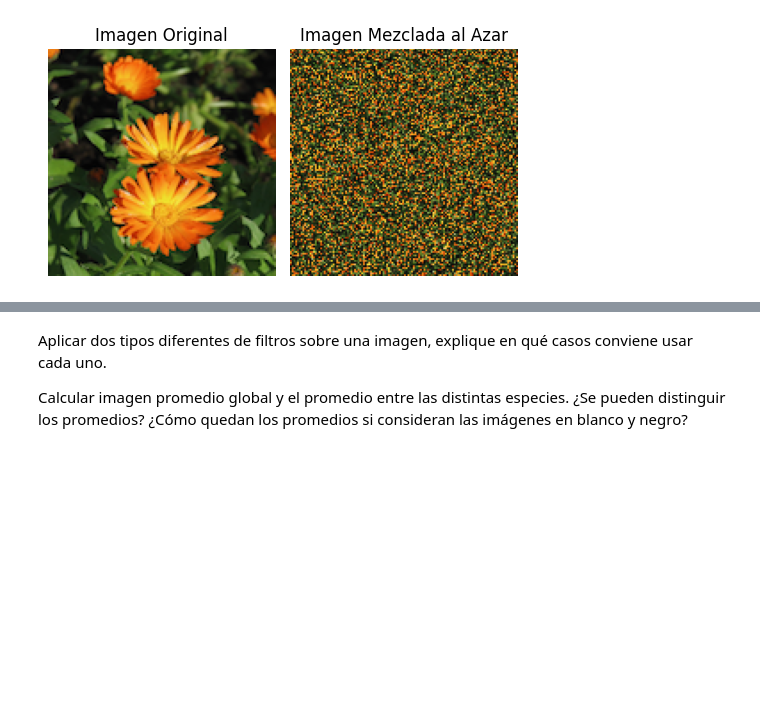
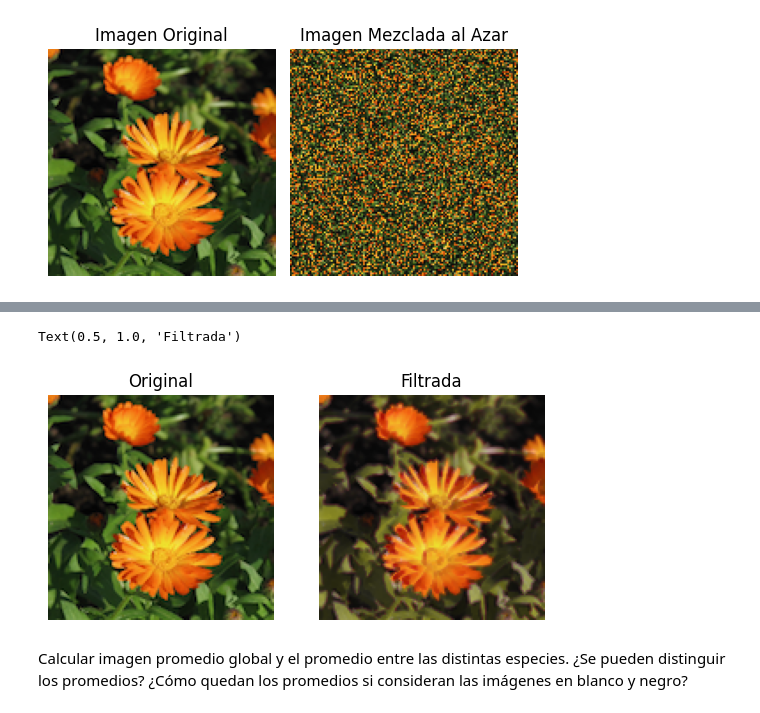
Before and after one commit to josesg998/dmecyt, a Jupyter notebook: preTP1/pre_TP_01_JSG.ipynb, the cells around one changed output, grey strips where cells are left out. Drawn from its saved outputs; the diff is of its cells as text; code cells hidden in the pictures; blank space fills up the shorter version.

```diff
--- a/preTP1/pre_TP_01_JSG.ipynb
+++ b/preTP1/pre_TP_01_JSG.ipynb
@@ -162,4 +209,26 @@ plt.show()
+# %%
+from scipy.ndimage import uniform_filter
+# Establecer la semilla aleatoria
+random.seed(42)
+# Seleccionar una imagen al azar
+imagen_path = path_drive+"flower_images/" + random.choice(labels['file'])
+
+imagen = cv2.imread(imagen_path)
+
+imagen_filtrada = uniform_filter(imagen,size=2)
+
+imagen_filtrada = median_filter(imagen,size=2)
+
+plt.subplot(1,2,1)
+plt.imshow(cv2.cvtColor(imagen, cv2.COLOR_BGR2RGB), cmap='gray')
+plt.axis('off')
+plt.title('Original')
+plt.subplot(1,2,2)
+plt.imshow(cv2.cvtColor(imagen_filtrada, cv2.COLOR_BGR2RGB), cmap='gray')
+plt.axis('off')
+plt.title('Filtrada')
+# %% [output]
+Text(0.5, 1.0, 'Filtrada')
+[figure, added]
 # %% [markdown]
-Aplicar dos tipos diferentes de filtros sobre una imagen, explique en qué casos conviene usar cada uno.
-
 Calcular imagen promedio global y el promedio entre las distintas especies. ¿Se pueden distinguir los promedios? ¿Cómo quedan los promedios si consideran las imágenes en blanco y negro?
```
Also changed, not shown: parts of 15 cells of this notebook.
